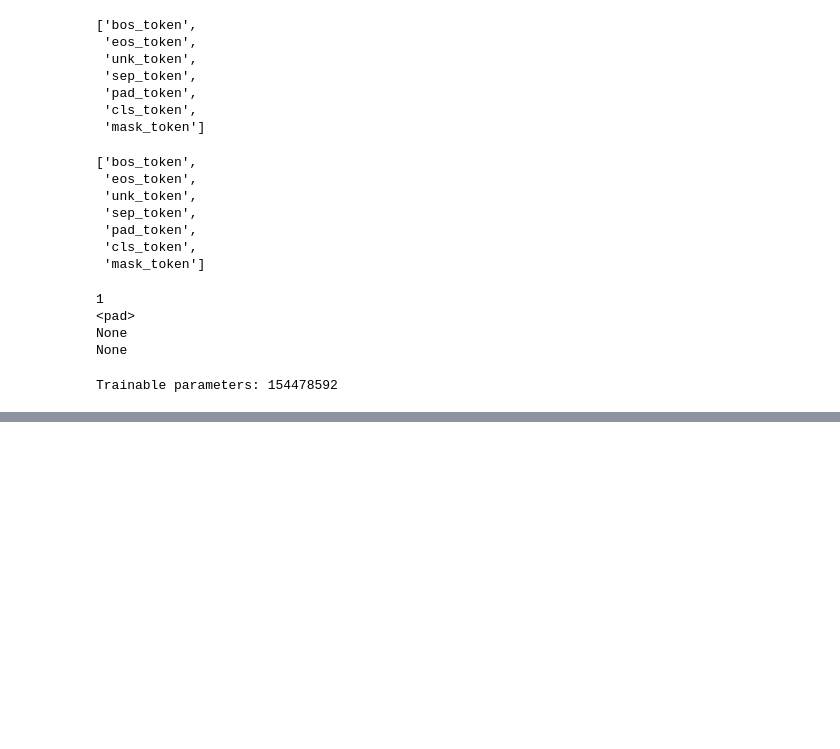
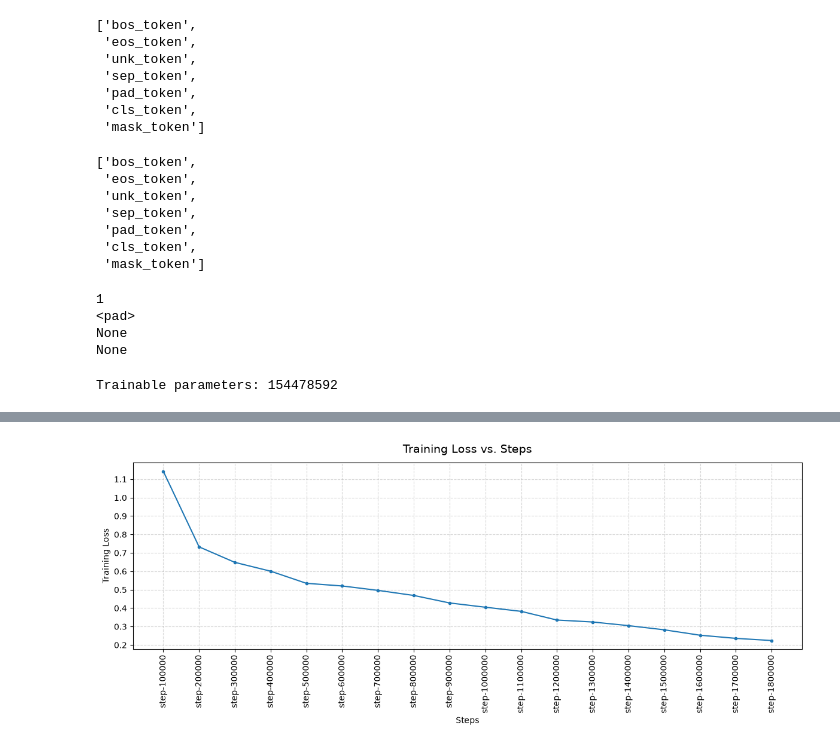
Before and after one commit to Mersad-Mostofian/protBuild, a Jupyter notebook: ml/notebooks/protein2text.ipynb, the cells around one changed output, grey strips where cells are left out. Saved outputs shown, nothing was run; the diff lists cells and outputs as text; code cells hidden in the pictures; blank space fills up the shorter version.

Commit message:
Train Prot2Text model and evaluate on test set

```diff
--- a/ml/notebooks/protein2text.ipynb
+++ b/ml/notebooks/protein2text.ipynb
@@ -306,0 +427,13 @@ df.to_csv(PROJECT_ROOT/'ml/notebooks/training_history.csv')
+# %%
+df = pd.read_csv(PROJECT_ROOT/'ml/notebooks/training_history.csv', usecols=['step',
+                                                                            'train_loss',
+                                                                            'val_loss',
+                                                                            'train_perplexity',
+                                                                            'val_perplexity',
+                                                                            'bleu',
+                                                                            'rouge1',
+                                                                            'rouge2',
+                                                                            'rougeL',]
+)
+steps = df.step
+df.head()
@@ -306,0 +447,32 @@ df.to_csv(PROJECT_ROOT/'ml/notebooks/training_history.csv')
+# %%
+def plot(x_data, y_data, title, y2_data=None, xlabel="Steps", ylabel="Value",
+         ticks_scale=0.1, figsize=(12, 5), grid=True, marker=None, label1="Training",
+         label2="Validation", save_path=None):
+
+    fig, ax = plt.subplots(figsize=figsize)
+
+    ax.plot(x_data, y_data, marker=marker, linewidth=1.5, label=label1)
+    if y2_data is not None:
+        ax.plot(x_data, y2_data, marker=marker, linewidth=1.5, label=label2)
+        ax.legend()
+
+    ax.set_title(title, fontsize=14, pad=12)
+    ax.set_xlabel(xlabel)
+    ax.set_ylabel(ylabel)
+
+    ax.yaxis.set_major_locator(MultipleLocator(ticks_scale))
+    if grid:
+        ax.grid(True, which='major', linestyle='--', alpha=0.5)
+
+    ax.tick_params(axis='x', labelrotation=90)
+    fig.tight_layout()
+
+    if save_path:
+        fig.savefig(save_path/f'{title}.png', dpi=300, bbox_inches="tight")
+
+    plt.show()
+    plt.close(fig)
+# %%
+plot(steps, df.train_loss, title="Training Loss vs. Steps", ylabel='Training Loss', marker='.', save_path=PROJECT_ROOT/'ml/notebooks/plots/')
+# %% [output]
+[figure, added]
```
Also changed, not shown: parts of 26 cells of this notebook, 15 other files.
